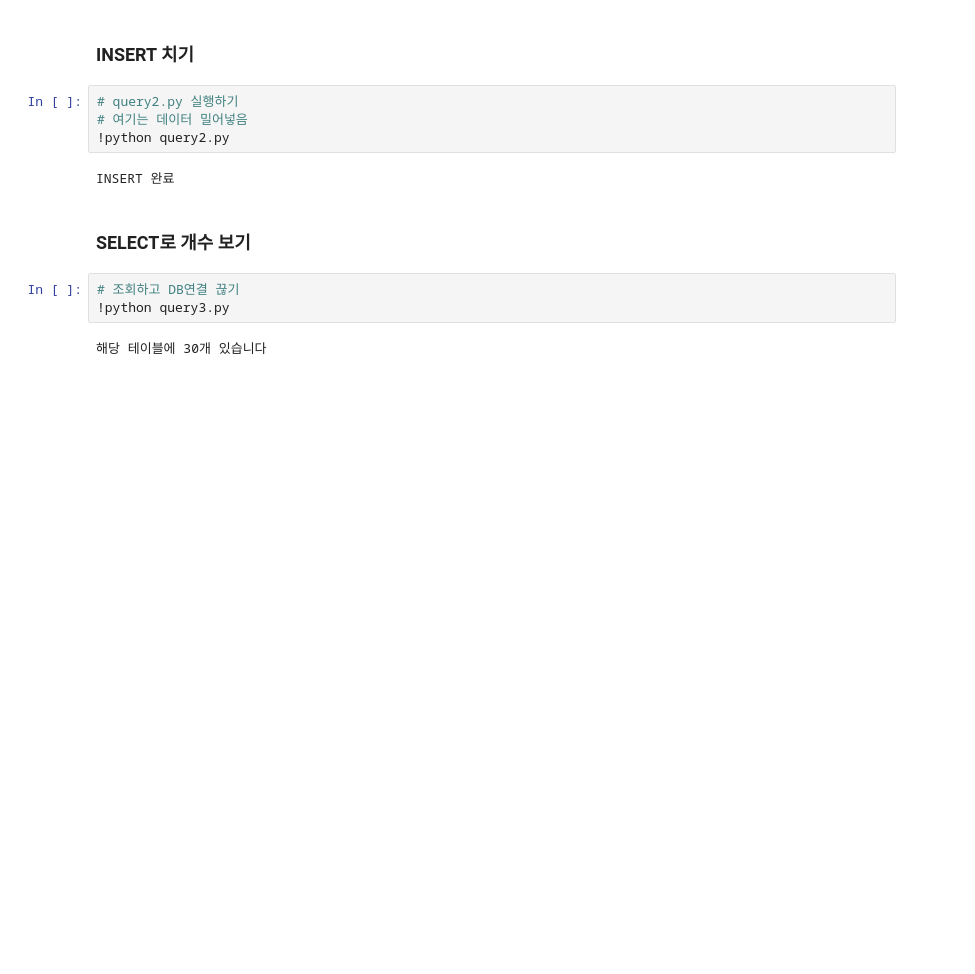
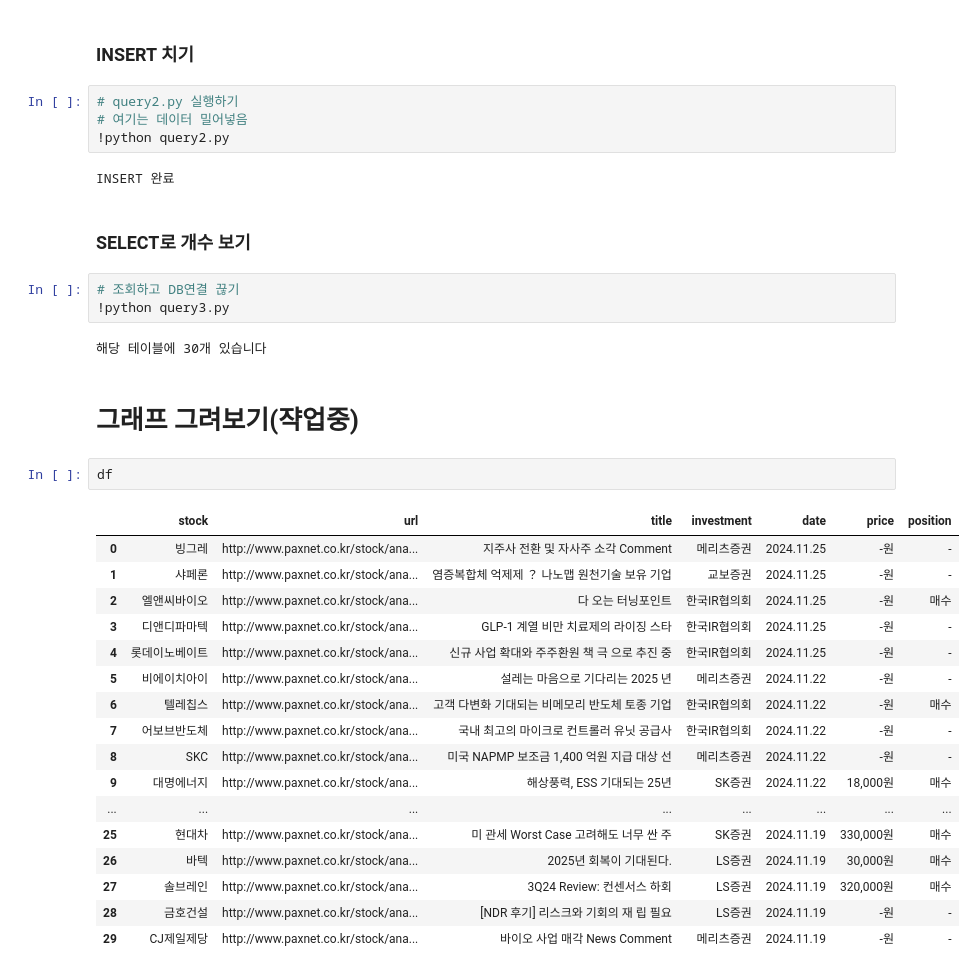
Before and after one commit to ZeroJoon2/pythonstudy, a Jupyter notebook: django_proj/webcrawling/13_projects/13_project.ipynb, the cells around one changed output. Saved outputs shown, nothing was run; the diff lists cells and outputs as text; blank space fills up the shorter version.

```diff
--- a/django_proj/webcrawling/13_projects/13_project.ipynb
+++ b/django_proj/webcrawling/13_projects/13_project.ipynb
@@ -345,3 +326,25 @@ INSERT 완료
 !python query3.py
 # %% [output]
 해당 테이블에 30개 있습니다
+# %% [markdown]
+# 그래프 그려보기(쟉업중)
+# %%
+df
+# %% [output]
+|  | stock | url | title | investment | date | price | position |
+| 0 | 빙그레 | http://www.paxnet.co.kr/stock/ana... | 지주사 전환 및 자사주 소각 Comment | 메리츠증권 | 2024.11.25 | -원 | - |
+| 1 | 샤페론 | http://www.paxnet.co.kr/stock/ana... | 염증복합체 억제제 ？ 나노맵 원천기술 보유 기업 | 교보증권 | 2024.11.25 | -원 | - |
+| 2 | 엘앤씨바이오 | http://www.paxnet.co.kr/stock/ana... | 다 오는 터닝포인트 | 한국IR협의회 | 2024.11.25 | -원 | 매수 |
+| 3 | 디앤디파마텍 | http://www.paxnet.co.kr/stock/ana... | GLP-1 계열 비만 치료제의 라이징 스타 | 한국IR협의회 | 2024.11.25 | -원 | - |
+| 4 | 롯데이노베이트 | http://www.paxnet.co.kr/stock/ana... | 신규 사업 확대와 주주환원 책 극 으로 추진 중 | 한국IR협의회 | 2024.11.25 | -원 | - |
+| 5 | 비에이치아이 | http://www.paxnet.co.kr/stock/ana... | 설레는 마음으로 기다리는 2025 년 | 메리츠증권 | 2024.11.22 | -원 | - |
+| 6 | 텔레칩스 | http://www.paxnet.co.kr/stock/ana... | 고객 다변화 기대되는 비메모리 반도체 토종 기업 | 한국IR협의회 | 2024.11.22 | -원 | 매수 |
+| 7 | 어보브반도체 | http://www.paxnet.co.kr/stock/ana... | 국내 최고의 마이크로 컨트롤러 유닛 공급사 | 한국IR협의회 | 2024.11.22 | -원 | - |
+| 8 | SKC | http://www.paxnet.co.kr/stock/ana... | 미국 NAPMP 보조금 1,400 억원 지급 대상 선 | 메리츠증권 | 2024.11.22 | -원 | - |
+| 9 | 대명에너지 | http://www.paxnet.co.kr/stock/ana... | 해상풍력, ESS 기대되는 25년 | SK증권 | 2024.11.22 | 18,000원 | 매수 |
+| ... | ... | ... | ... | ... | ... | ... | ... |
+| 25 | 현대차 | http://www.paxnet.co.kr/stock/ana... | 미 관세 Worst Case 고려해도 너무 싼 주 | SK증권 | 2024.11.19 | 330,000원 | 매수 |
+| 26 | 바텍 | http://www.paxnet.co.kr/stock/ana... | 2025년 회복이 기대된다. | LS증권 | 2024.11.19 | 30,000원 | 매수 |
+| 27 | 솔브레인 | http://www.paxnet.co.kr/stock/ana... | 3Q24 Review: 컨센서스 하회 | LS증권 | 2024.11.19 | 320,000원 | 매수 |
+| 28 | 금호건설 | http://www.paxnet.co.kr/stock/ana... | [NDR 후기] 리스크와 기회의 재 립 필요 | LS증권 | 2024.11.19 | -원 | - |
+| 29 | CJ제일제당 | http://www.paxnet.co.kr/stock/ana... | 바이오 사업 매각 News Comment | 메리츠증권 | 2024.11.19 | -원 | - |
```
Also changed, not shown: parts of 5 cells of this notebook.
